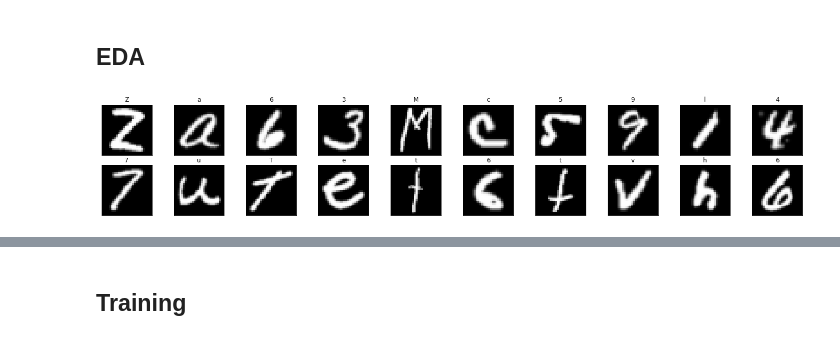
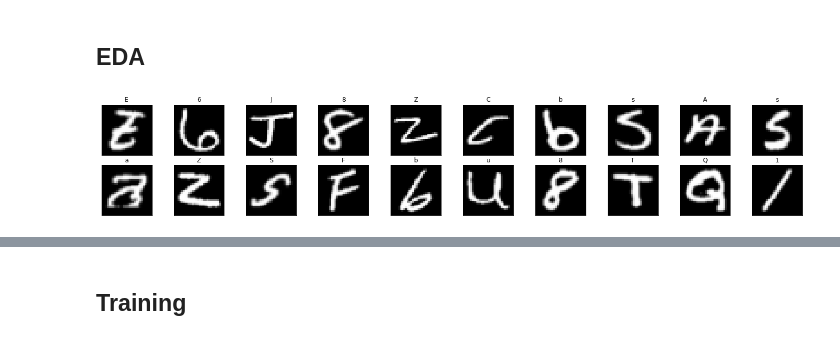
Before and after one commit to dudeperf3ct/TextRecognizer, a Jupyter notebook: Experiment-1/notebooks/exp_1.ipynb, the cells around one changed output, grey strips where cells are left out. Saved outputs shown, nothing was run; the diff lists cells and outputs as text; code cells hidden in the pictures.

```diff
--- a/Experiment-1/notebooks/exp_1.ipynb
+++ b/Experiment-1/notebooks/exp_1.ipynb
@@ -54,15 +61,16 @@ Test shape: (116323, 28, 28) (116323, 62)
 # %%
 classes = dataset.mapping
 # plot the images in the batch, along with the corresponding labels
 fig = plt.figure(figsize=(25, 4))
+rnd_ind = np.random.randint(low=0, high=len(x_train), size=20)
 
-for idx in np.arange(20):
+for idx, i in enumerate(rnd_ind):
     ax = fig.add_subplot(2, 20/2, idx+1, xticks=[], yticks=[])
-    ax.imshow(x_train[idx], cmap='gray')
+    ax.imshow(x_train[i], cmap='gray')
     # print out the correct label for each image
-    ax.set_title(str(classes[np.where(y_train[idx]==1)[0][0]]))
+    ax.set_title(str(classes[np.where(y_train[i]==1)[0][0]]))
 # %% [output]
-[figure, old version]
+[figure, new version]
 # %%
 img = x_train[1]
 
```
Also changed, not shown: parts of 24 cells of this notebook, 14 other files.
